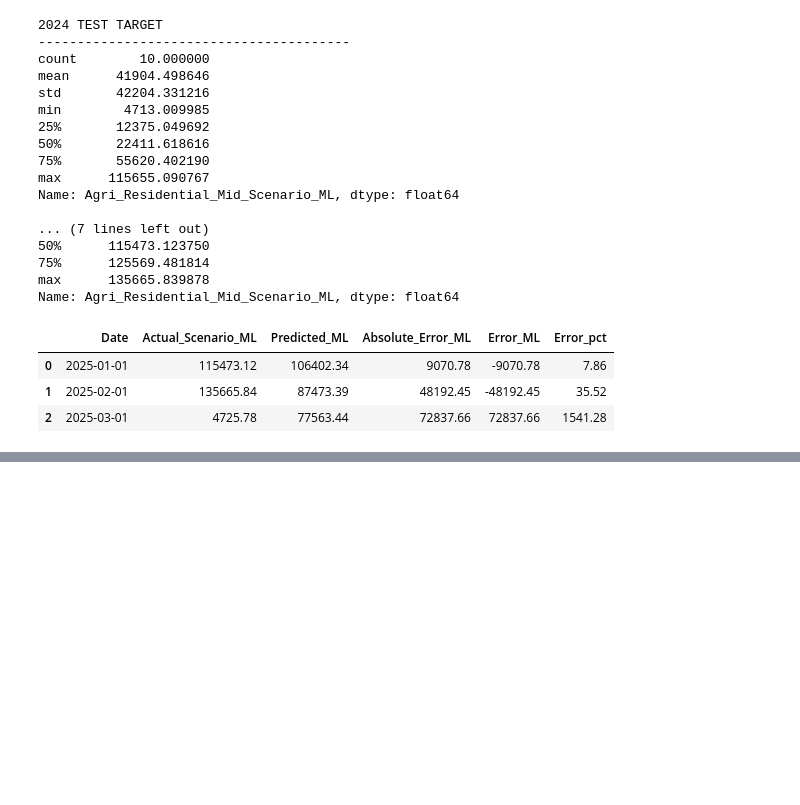
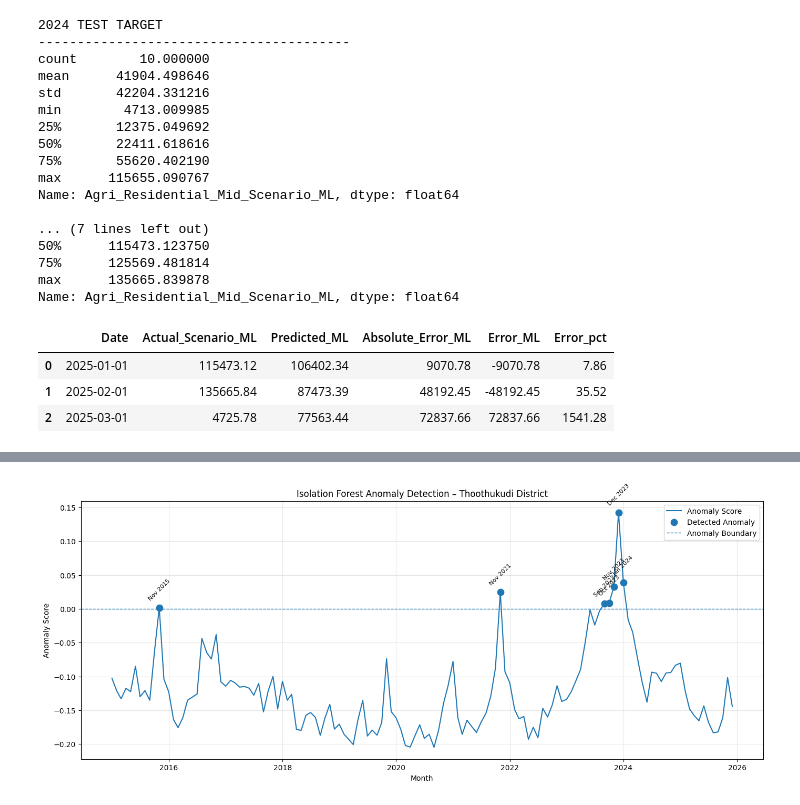
Before and after one commit to RajalakshmiTharmaraj/ProjectNew, a Jupyter notebook: Smart_Water_Management_Final_ML.ipynb, the cells around one changed output, grey strips where cells are left out. Saved outputs shown, nothing was run; the diff lists cells and outputs as text; code cells hidden in the pictures; blank space fills up the shorter version.

```diff
--- a/Smart_Water_Management_Final_ML.ipynb
+++ b/Smart_Water_Management_Final_ML.ipynb
@@ -1811,0 +2064,64 @@ display(
+# %%
+# ============================================================
+# VISUAL REPRESENTATION OF ANOMALY DETECTION
+# ============================================================
+
+import matplotlib.pyplot as plt
+
+plt.figure(figsize=(14, 6))
+
+# Plot anomaly score for all months
+plt.plot(
+    anomaly_df["Date"],
+    anomaly_df["Anomaly_Score"],
+    linewidth=1.5,
+    label="Anomaly Score"
+)
+
+# Highlight detected anomalies
+plt.scatter(
+    anomalies["Date"],
+    anomalies["Anomaly_Score"],
+    s=80,
+    marker="o",
+    label="Detected Anomaly",
+    zorder=5
+)
+
+# Decision boundary
+plt.axhline(
+    y=0,
+    linestyle="--",
+    linewidth=1,
+    label="Anomaly Boundary"
+)
+
+# Label anomalous months
+for _, row in anomalies.iterrows():
+
+    label = row["Date"].strftime("%b %Y")
+
+    plt.annotate(
+        label,
+        (row["Date"], row["Anomaly_Score"]),
+        xytext=(0, 10),
+        textcoords="offset points",
+        ha="center",
+        fontsize=8,
+        rotation=45
+    )
+
+plt.title(
+    "Isolation Forest Anomaly Detection – Thoothukudi District"
+)
+
+plt.xlabel("Month")
+plt.ylabel("Anomaly Score")
+
+plt.legend()
+plt.grid(alpha=0.3)
+
+plt.tight_layout()
+plt.show()
+# %% [output]
+[figure, added]
```
Also changed, not shown: parts of 35 cells of this notebook.
